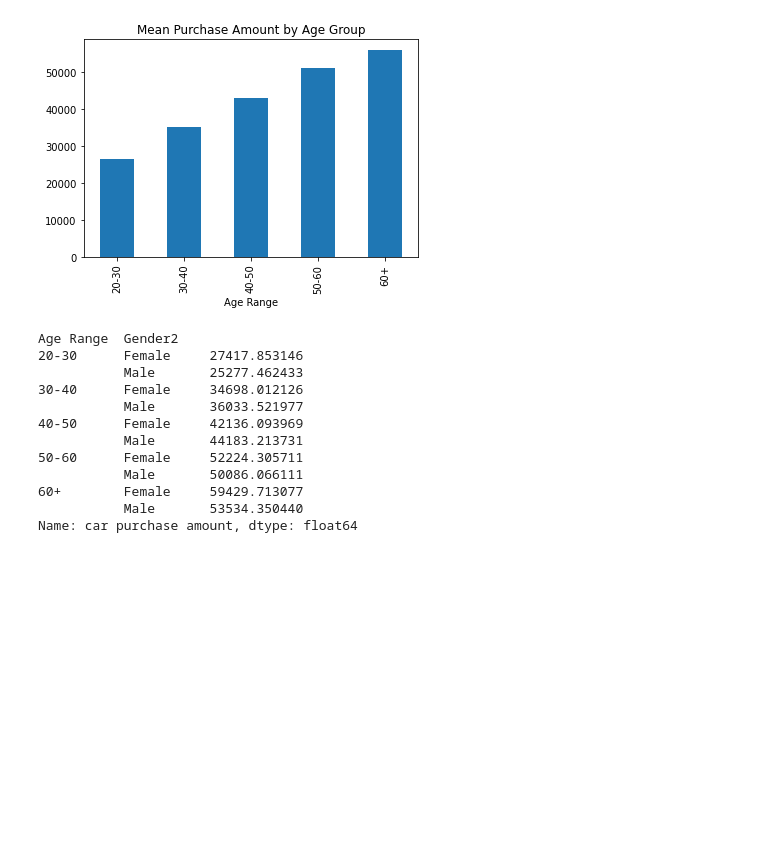
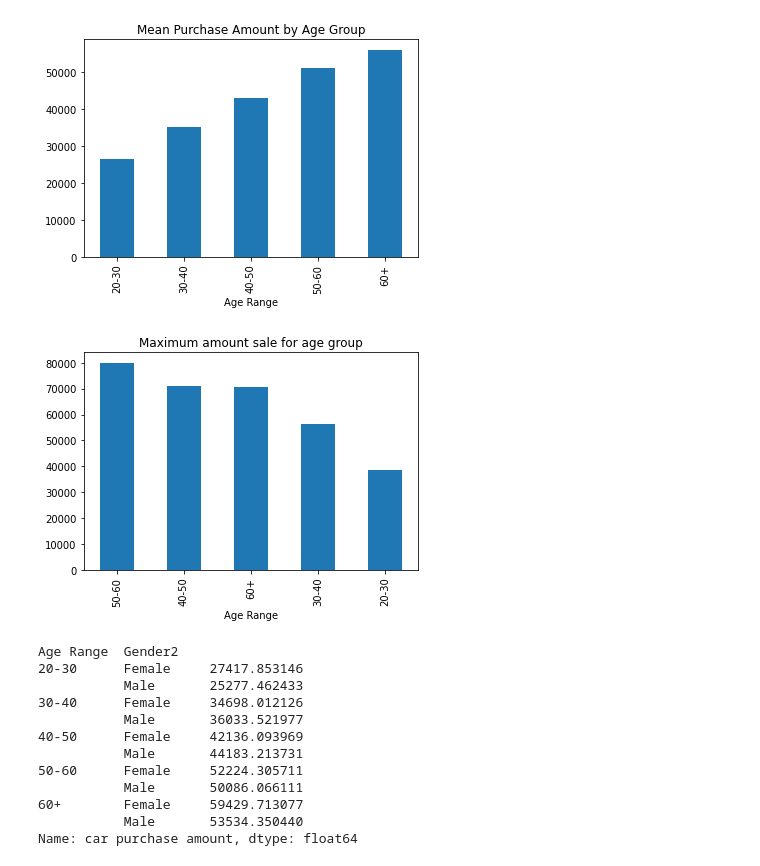
Before and after one commit to halchemylab/Car-Price-Prediction-Machine-Learning-Project, a Jupyter notebook: analysis.ipynb, the cells around one changed output. Drawn from its saved outputs; the diff is of its cells as text; code cells hidden in the pictures; blank space fills up the shorter version.

```diff
--- a/analysis.ipynb
+++ b/analysis.ipynb
@@ -166,6 +166,12 @@ plt.title("Mean Purchase Amount by Age Group")
 plt.show()
 # %% [output]
 [figure]
+# %%
+data.groupby("Age Range")["car purchase amount"].max().sort_values(ascending=False).plot(kind="bar")
+plt.title("Maximum amount sale for age group")
+plt.show()
+# %% [output]
+[figure, added]
 # %%
 data.groupby(["Age Range", "Gender2"])["car purchase amount"].mean()
 # %% [output]
```
Also changed, not shown: parts of 13 cells of this notebook, 1 other file.
